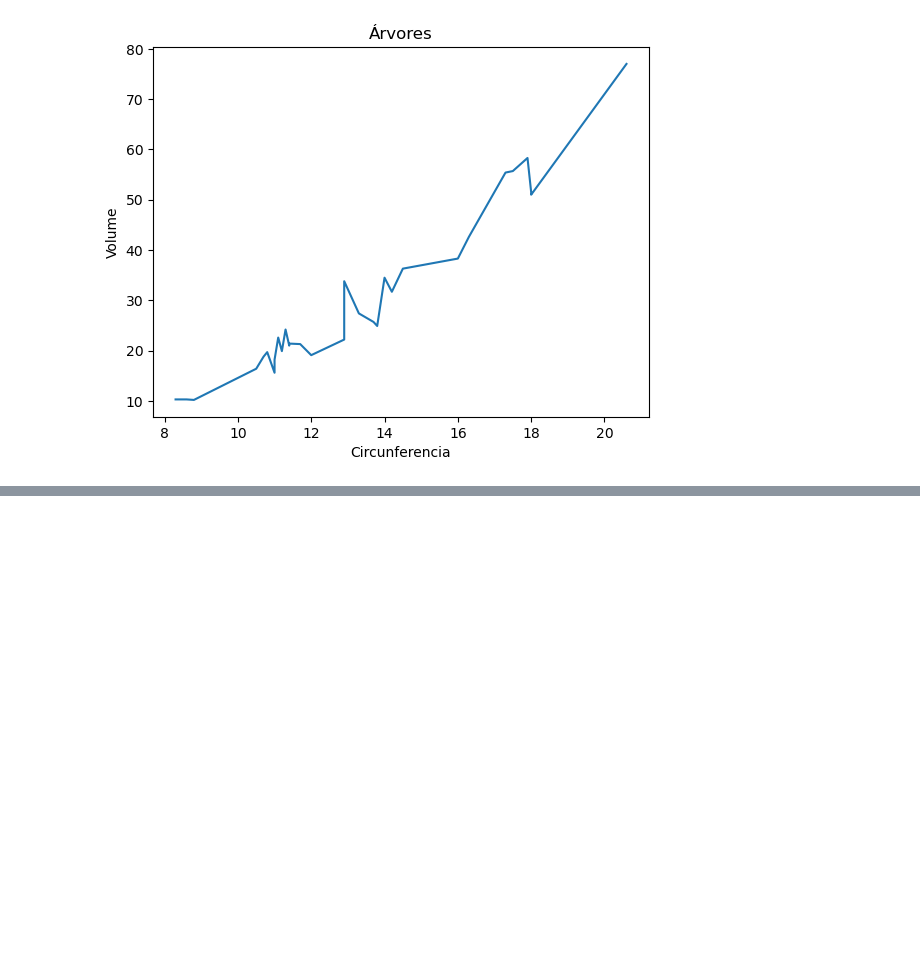
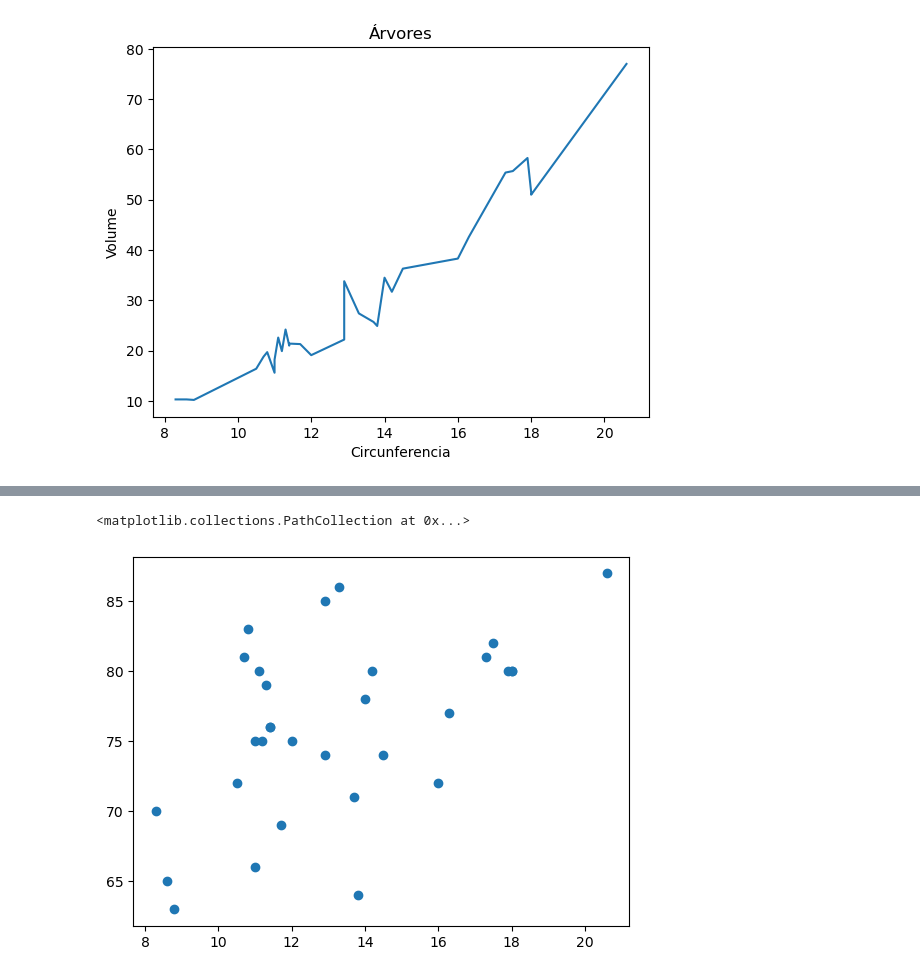
Before and after one commit to oderlanfreire/DataScience-Study, a Jupyter notebook: graficos-visualizacao-e-dashboards/notebooks/script.ipynb, the cells around one changed output, grey strips where cells are left out. Cells and saved outputs as stored; diff of their text form; code cells hidden in the pictures; blank space fills up the shorter version.

```diff
--- a/graficos-visualizacao-e-dashboards/notebooks/script.ipynb
+++ b/graficos-visualizacao-e-dashboards/notebooks/script.ipynb
@@ -114,0 +126,6 @@ sns.regplot(x=dataframe.Girth, y=dataframe.Volume, data=dataframe, x_jitter=0.3,
+# %%
+# girth com height
+plt.scatter(dataframe.Girth, dataframe.Height)
+# %% [output]
+<matplotlib.collections.PathCollection at 0x...>
+[figure, added]
```
Also changed, not shown: parts of 33 cells of this notebook, 2 other files.
